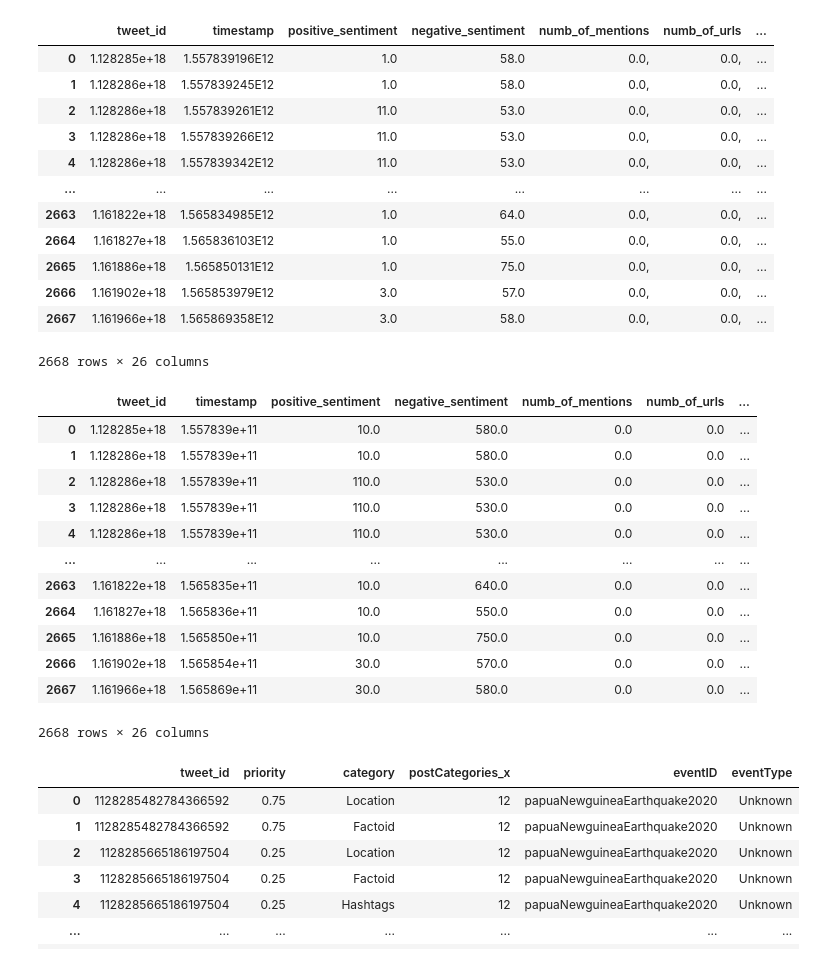
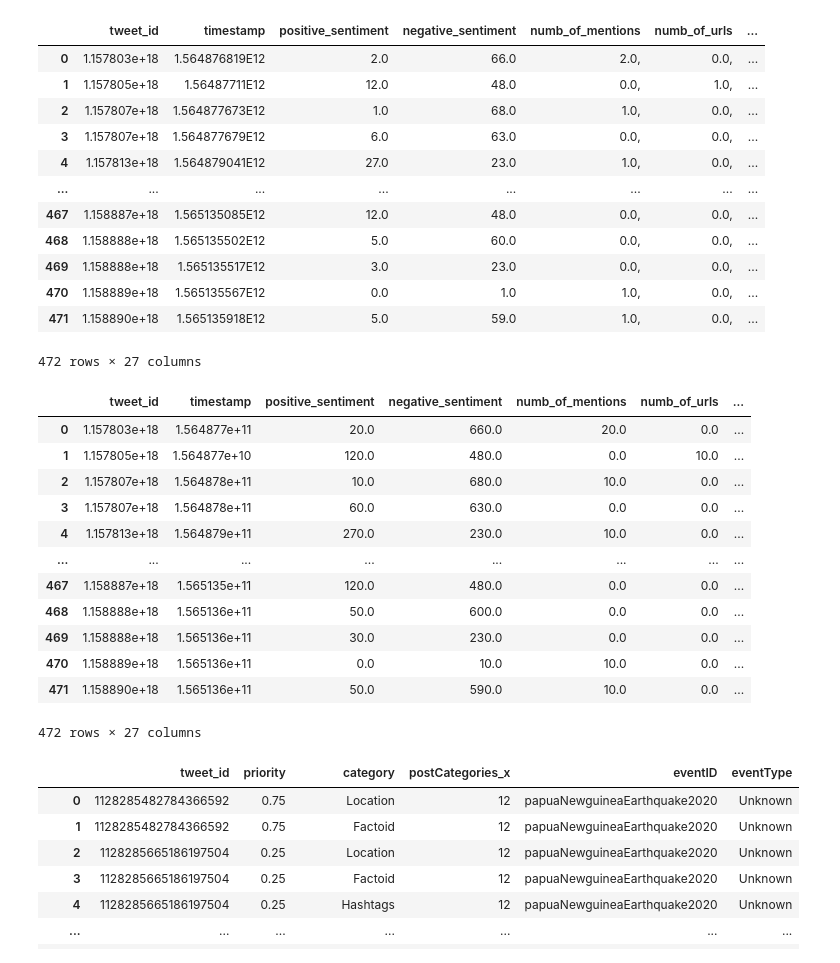
Before and after one commit to glasgowm148/Calamity, a Jupyter notebook: 1-src/2-python/2-notebooks/0-myrun.ipynb, the cells around one changed output. Drawn from its saved outputs; the diff is of its cells as text; code cells hidden in the pictures.

```diff
--- a/1-src/2-python/2-notebooks/0-myrun.ipynb
+++ b/1-src/2-python/2-notebooks/0-myrun.ipynb
@@ -74,6 +74,7 @@ def clean_brackets(df):
     df['dict_precision'] = df['dict_precision'].str[:-1]
     df['dict_recall'] = df['dict_recall'].str[:-1]
     df['dict_f_measure'] = df['dict_f_measure'].str[:-1]
+    df['numb_of_media'] = df['numb_of_media'].str[:-1]
     #df.tweet_id.map(lambda x: '{:.0f}'.format(x))
     #df.tweet_id = df.tweet_id.map(lambda x: '{:.0f}'.format(x))
     df['tweet_id'] = pd.to_numeric(df['tweet_id'].apply(lambda x: re.sub(',', '.', str(x))))
@@ -99,7 +100,7 @@ def clean_initial_feature_vector(df):
 # %%
 # Set the column names
 feature_vector_keys = ["timestamp", "tweet_id", "positive_sentiment", "negative_sentiment", \
-                       "numb_of_mentions", "numb_of_urls", "numb_of_hashtags", \
+                       "numb_of_mentions", "numb_of_urls", "numb_of_media","numb_of_hashtags", \
                        "numb_of_personal_pronouns", "numb_of_present_tenses", "numb_of_past_tenses", \
                        "sent_from_web", "numb_of_weird_chars", "numb_of_questions", "numb_of_emoticons", \
                        "numb_of_swearing_words", "numb_of_slang_words", "numb_of_intensifiers", \
@@ -168,53 +169,53 @@ categoriser = {
 }
 # %%
 # Currently loading the feature vector from a .txt file exported from Play
-feature_vector_input = pd.read_csv("../../../0-data/processed/all.txt", sep=" ", header=None)
+feature_vector_input = pd.read_csv("../../../0-data/processed/all_new.txt", sep=" ", header=None)
 
 # Set the column names
 feature_vector_input.columns = feature_vector_keys
 
 # Group by tweet
 feature_vector_input = feature_vector_input.groupby(['tweet_id']).agg('first')
 
 # Reset the index
 feature_vector_input.reset_index(level=0, inplace=True)
 
 # Clean & drop empty rows
 feature_vector_input = clean_initial_feature_vector(feature_vector_input)
 
 feature_vector_input
 # %% [output]
 |  | tweet_id | timestamp | positive_sentiment | negative_sentiment | numb_of_mentions | numb_of_urls | ... |
-| 0 | 1.128285e+18 | 1.557839196E12 | 1.0 | 58.0 | 0.0, | 0.0, | ... |
-| 1 | 1.128286e+18 | 1.557839245E12 | 1.0 | 58.0 | 0.0, | 0.0, | ... |
-| 2 | 1.128286e+18 | 1.557839261E12 | 11.0 | 53.0 | 0.0, | 0.0, | ... |
-| 3 | 1.128286e+18 | 1.557839266E12 | 11.0 | 53.0 | 0.0, | 0.0, | ... |
-| 4 | 1.128286e+18 | 1.557839342E12 | 11.0 | 53.0 | 0.0, | 0.0, | ... |
+| 0 | 1.157803e+18 | 1.564876819E12 | 2.0 | 66.0 | 2.0, | 0.0, | ... |
+| 1 | 1.157805e+18 | 1.56487711E12 | 12.0 | 48.0 | 0.0, | 1.0, | ... |
+| 2 | 1.157807e+18 | 1.564877673E12 | 1.0 | 68.0 | 1.0, | 0.0, | ... |
+| 3 | 1.157807e+18 | 1.564877679E12 | 6.0 | 63.0 | 0.0, | 0.0, | ... |
+| 4 | 1.157813e+18 | 1.564879041E12 | 27.0 | 23.0 | 1.0, | 0.0, | ... |
 | ... | ... | ... | ... | ... | ... | ... | ... |
-| 2663 | 1.161822e+18 | 1.565834985E12 | 1.0 | 64.0 | 0.0, | 0.0, | ... |
-| 2664 | 1.161827e+18 | 1.565836103E12 | 1.0 | 55.0 | 0.0, | 0.0, | ... |
-| 2665 | 1.161886e+18 | 1.565850131E12 | 1.0 | 75.0 | 0.0, | 0.0, | ... |
-| 2666 | 1.161902e+18 | 1.565853979E12 | 3.0 | 57.0 | 0.0, | 0.0, | ... |
-| 2667 | 1.161966e+18 | 1.565869358E12 | 3.0 | 58.0 | 0.0, | 0.0, | ... |
+| 467 | 1.158887e+18 | 1.565135085E12 | 12.0 | 48.0 | 0.0, | 0.0, | ... |
+| 468 | 1.158888e+18 | 1.565135502E12 | 5.0 | 60.0 | 0.0, | 0.0, | ... |
+| 469 | 1.158888e+18 | 1.565135517E12 | 3.0 | 23.0 | 0.0, | 0.0, | ... |
+| 470 | 1.158889e+18 | 1.565135567E12 | 0.0 | 1.0 | 1.0, | 0.0, | ... |
+| 471 | 1.158890e+18 | 1.565135918E12 | 5.0 | 59.0 | 1.0, | 0.0, | ... |
-2668 rows × 26 columns
+472 rows × 27 columns
 # %%
 # Create a numeric version for our model
 df_int = clean_dataset_int(feature_vector_input)
 df_int
 # %% [output]
 |  | tweet_id | timestamp | positive_sentiment | negative_sentiment | numb_of_mentions | numb_of_urls | ... |
-| 0 | 1.128285e+18 | 1.557839e+11 | 10.0 | 580.0 | 0.0 | 0.0 | ... |
-| 1 | 1.128286e+18 | 1.557839e+11 | 10.0 | 580.0 | 0.0 | 0.0 | ... |
-| 2 | 1.128286e+18 | 1.557839e+11 | 110.0 | 530.0 | 0.0 | 0.0 | ... |
-| 3 | 1.128286e+18 | 1.557839e+11 | 110.0 | 530.0 | 0.0 | 0.0 | ... |
-| 4 | 1.128286e+18 | 1.557839e+11 | 110.0 | 530.0 | 0.0 | 0.0 | ... |
+| 0 | 1.157803e+18 | 1.564877e+11 | 20.0 | 660.0 | 20.0 | 0.0 | ... |
+| 1 | 1.157805e+18 | 1.564877e+10 | 120.0 | 480.0 | 0.0 | 10.0 | ... |
+| 2 | 1.157807e+18 | 1.564878e+11 | 10.0 | 680.0 | 10.0 | 0.0 | ... |
+| 3 | 1.157807e+18 | 1.564878e+11 | 60.0 | 630.0 | 0.0 | 0.0 | ... |
+| 4 | 1.157813e+18 | 1.564879e+11 | 270.0 | 230.0 | 10.0 | 0.0 | ... |
 | ... | ... | ... | ... | ... | ... | ... | ... |
-| 2663 | 1.161822e+18 | 1.565835e+11 | 10.0 | 640.0 | 0.0 | 0.0 | ... |
-| 2664 | 1.161827e+18 | 1.565836e+11 | 10.0 | 550.0 | 0.0 | 0.0 | ... |
-| 2665 | 1.161886e+18 | 1.565850e+11 | 10.0 | 750.0 | 0.0 | 0.0 | ... |
-| 2666 | 1.161902e+18 | 1.565854e+11 | 30.0 | 570.0 | 0.0 | 0.0 | ... |
-| 2667 | 1.161966e+18 | 1.565869e+11 | 30.0 | 580.0 | 0.0 | 0.0 | ... |
+| 467 | 1.158887e+18 | 1.565135e+11 | 120.0 | 480.0 | 0.0 | 0.0 | ... |
+| 468 | 1.158888e+18 | 1.565136e+11 | 50.0 | 600.0 | 0.0 | 0.0 | ... |
+| 469 | 1.158888e+18 | 1.565136e+11 | 30.0 | 230.0 | 0.0 | 0.0 | ... |
+| 470 | 1.158889e+18 | 1.565136e+11 | 0.0 | 10.0 | 10.0 | 0.0 | ... |
+| 471 | 1.158890e+18 | 1.565136e+11 | 50.0 | 590.0 | 10.0 | 0.0 | ... |
-2668 rows × 26 columns
+472 rows × 27 columns
 # %%
 # Load the provided Labels - These are generated in 0_Labels.ipynb
 dataset_labelled = pd.read_csv("../3-csv/dataset_labelled_tweets.csv")
```
Also changed, not shown: parts of 9 cells of this notebook, 19 other files.
